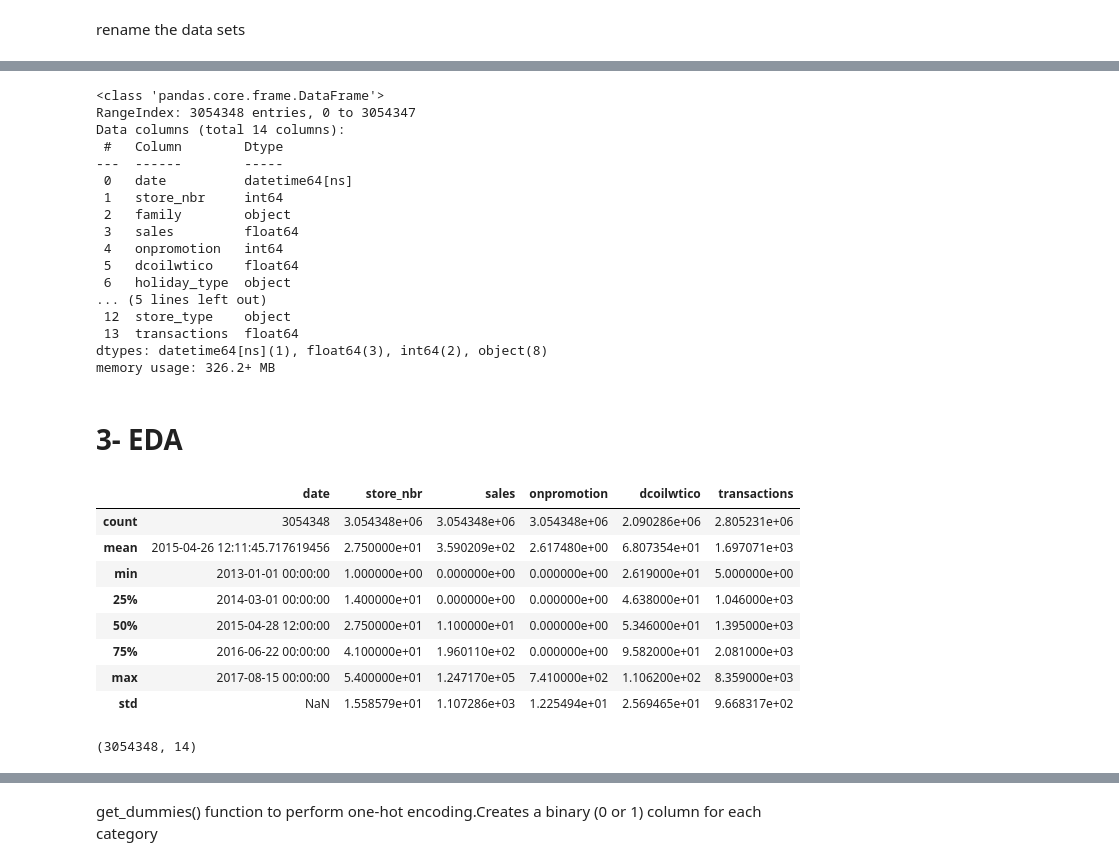
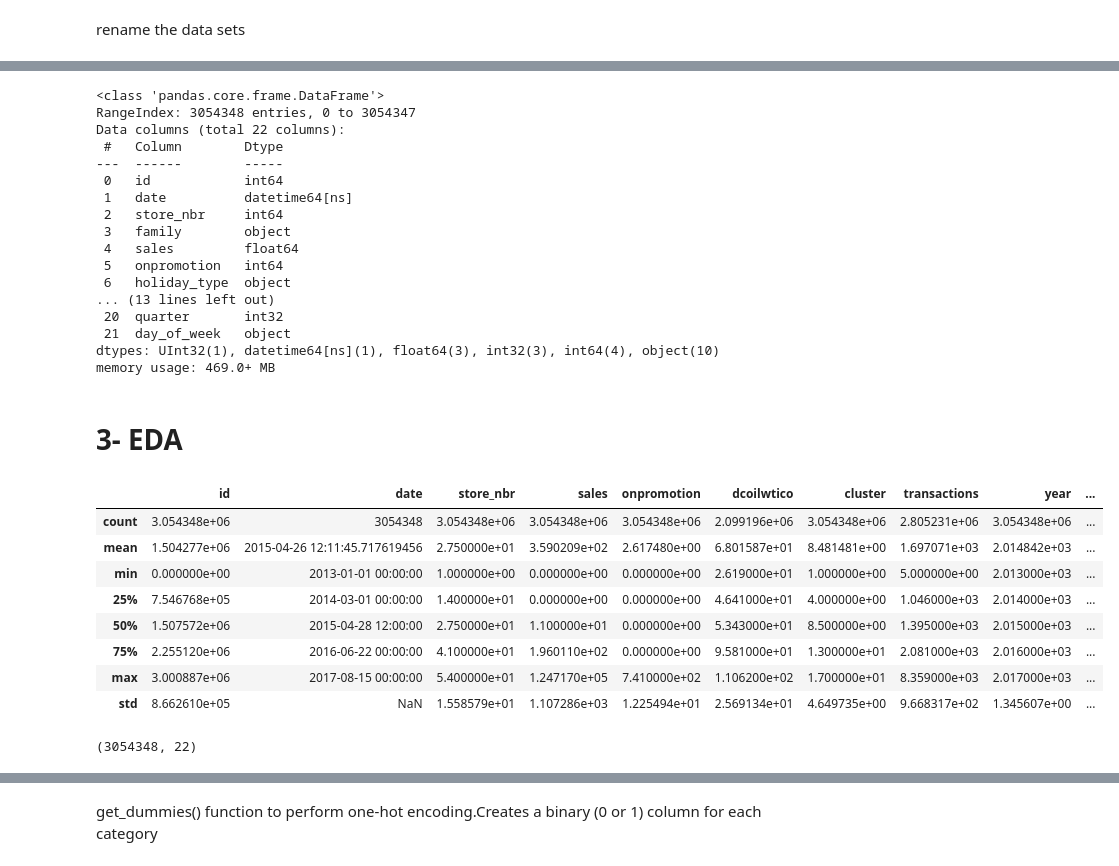
Before and after one commit to Seif-Eldin-Omar/sales-forecasting-optimization, a Jupyter notebook: notebooks/EDA_NB1.ipynb, the cells around one changed output, grey strips where cells are left out. Cells and saved outputs as stored; diff of their text form; code cells hidden in the pictures.

```diff
--- a/notebooks/EDA_NB1.ipynb
+++ b/notebooks/EDA_NB1.ipynb
@@ -210,9 +210,3 @@ stores = pd.read_csv("/kaggle/input/store-sales-time-series-forecasting/stores.c
 test = pd.read_csv("/kaggle/input/store-sales-time-series-forecasting/test.csv")
 transactions = pd.read_csv("/kaggle/input/store-sales-time-series-forecasting/transactions.csv")
 train = pd.read_csv("/kaggle/input/store-sales-time-series-forecasting/train.csv")
-# %%
-train["date"] = pd.to_datetime(train.date)
-test["date"] = pd.to_datetime(test.date)
-transactions["date"] = pd.to_datetime(transactions.date)
-holiday["date"] = pd.to_datetime(holiday.date)
-oil["date"] = pd.to_datetime(oil.date)
@@ -232,0 +213,15 @@ df = df.rename(columns={"type_x": "holiday_type", "type_y": "store_type"})
+# %%
+# copying of train data and merging other data
+df_train = train.merge(holiday, on = 'date', how='left')
+df_train = df_train.merge(oil, on = 'date', how='left')
+df_train = df_train.merge(stores, on = 'store_nbr', how='left')
+df_train = df_train.merge(transactions, on = ['date', 'store_nbr'], how='left')
+df_train = df_train.rename(columns = {"type_x" : "holiday_type", "type_y" : "store_type"})
+
+df_train['date'] = pd.to_datetime(df_train['date'])
+df_train['year'] = df_train['date'].dt.year
+df_train['month'] = df_train['date'].dt.month
+df_train['week'] = df_train['date'].dt.isocalendar().week
+df_train['quarter'] = df_train['date'].dt.quarter
+df_train['day_of_week'] = df_train['date'].dt.day_name()
+df_train[:2]
@@ -284,39 +273,39 @@ df.head()
 # %%
-df.info()
+df_train.info()
 # %% [output]
 <class 'pandas.core.frame.DataFrame'>
 RangeIndex: 3054348 entries, 0 to 3054347
-Data columns (total 14 columns):
+Data columns (total 22 columns):
  #   Column        Dtype
 ---  ------        -----
- 0   date          datetime64[ns]
- 1   store_nbr     int64
- 2   family        object
- 3   sales         float64
- 4   onpromotion   int64
- 5   dcoilwtico    float64
+ 0   id            int64
+ 1   date          datetime64[ns]
+ 2   store_nbr     int64
+ 3   family        object
+ 4   sales         float64
+ 5   onpromotion   int64
  6   holiday_type  object
-... (5 lines left out)
- 12  store_type    object
- 13  transactions  float64
-dtypes: datetime64[ns](1), float64(3), int64(2), object(8)
-memory usage: 326.2+ MB
+... (13 lines left out)
+ 20  quarter       int32
+ 21  day_of_week   object
+dtypes: UInt32(1), datetime64[ns](1), float64(3), int32(3), int64(4), object(10)
+memory usage: 469.0+ MB
 # %% [markdown]
 # 3- EDA
 # %%
-df.describe()
+df_train.describe()
 # %% [output]
-|  | date | store_nbr | sales | onpromotion | dcoilwtico | transactions |
-| count | 3054348 | 3.054348e+06 | 3.054348e+06 | 3.054348e+06 | 2.090286e+06 | 2.805231e+06 |
-| mean | 2015-04-26 12:11:45.717619456 | 2.750000e+01 | 3.590209e+02 | 2.617480e+00 | 6.807354e+01 | 1.697071e+03 |
-| min | 2013-01-01 00:00:00 | 1.000000e+00 | 0.000000e+00 | 0.000000e+00 | 2.619000e+01 | 5.000000e+00 |
-| 25% | 2014-03-01 00:00:00 | 1.400000e+01 | 0.000000e+00 | 0.000000e+00 | 4.638000e+01 | 1.046000e+03 |
-| 50% | 2015-04-28 12:00:00 | 2.750000e+01 | 1.100000e+01 | 0.000000e+00 | 5.346000e+01 | 1.395000e+03 |
-| 75% | 2016-06-22 00:00:00 | 4.100000e+01 | 1.960110e+02 | 0.000000e+00 | 9.582000e+01 | 2.081000e+03 |
-| max | 2017-08-15 00:00:00 | 5.400000e+01 | 1.247170e+05 | 7.410000e+02 | 1.106200e+02 | 8.359000e+03 |
-| std | NaN | 1.558579e+01 | 1.107286e+03 | 1.225494e+01 | 2.569465e+01 | 9.668317e+02 |
+|  | id | date | store_nbr | sales | onpromotion | dcoilwtico | cluster | transactions | year | ... |
+| count | 3.054348e+06 | 3054348 | 3.054348e+06 | 3.054348e+06 | 3.054348e+06 | 2.099196e+06 | 3.054348e+06 | 2.805231e+06 | 3.054348e+06 | ... |
+| mean | 1.504277e+06 | 2015-04-26 12:11:45.717619456 | 2.750000e+01 | 3.590209e+02 | 2.617480e+00 | 6.801587e+01 | 8.481481e+00 | 1.697071e+03 | 2.014842e+03 | ... |
+| min | 0.000000e+00 | 2013-01-01 00:00:00 | 1.000000e+00 | 0.000000e+00 | 0.000000e+00 | 2.619000e+01 | 1.000000e+00 | 5.000000e+00 | 2.013000e+03 | ... |
+| 25% | 7.546768e+05 | 2014-03-01 00:00:00 | 1.400000e+01 | 0.000000e+00 | 0.000000e+00 | 4.641000e+01 | 4.000000e+00 | 1.046000e+03 | 2.014000e+03 | ... |
+| 50% | 1.507572e+06 | 2015-04-28 12:00:00 | 2.750000e+01 | 1.100000e+01 | 0.000000e+00 | 5.343000e+01 | 8.500000e+00 | 1.395000e+03 | 2.015000e+03 | ... |
+| 75% | 2.255120e+06 | 2016-06-22 00:00:00 | 4.100000e+01 | 1.960110e+02 | 0.000000e+00 | 9.581000e+01 | 1.300000e+01 | 2.081000e+03 | 2.016000e+03 | ... |
+| max | 3.000887e+06 | 2017-08-15 00:00:00 | 5.400000e+01 | 1.247170e+05 | 7.410000e+02 | 1.106200e+02 | 1.700000e+01 | 8.359000e+03 | 2.017000e+03 | ... |
+| std | 8.662610e+05 | NaN | 1.558579e+01 | 1.107286e+03 | 1.225494e+01 | 2.569134e+01 | 4.649735e+00 | 9.668317e+02 | 1.345607e+00 | ... |
 # %%
-df.shape
+df_train.shape
 # %% [output]
-(3054348, 14)
+(3054348, 22)
 # %%
```
Also changed, not shown: parts of 33 cells of this notebook.
